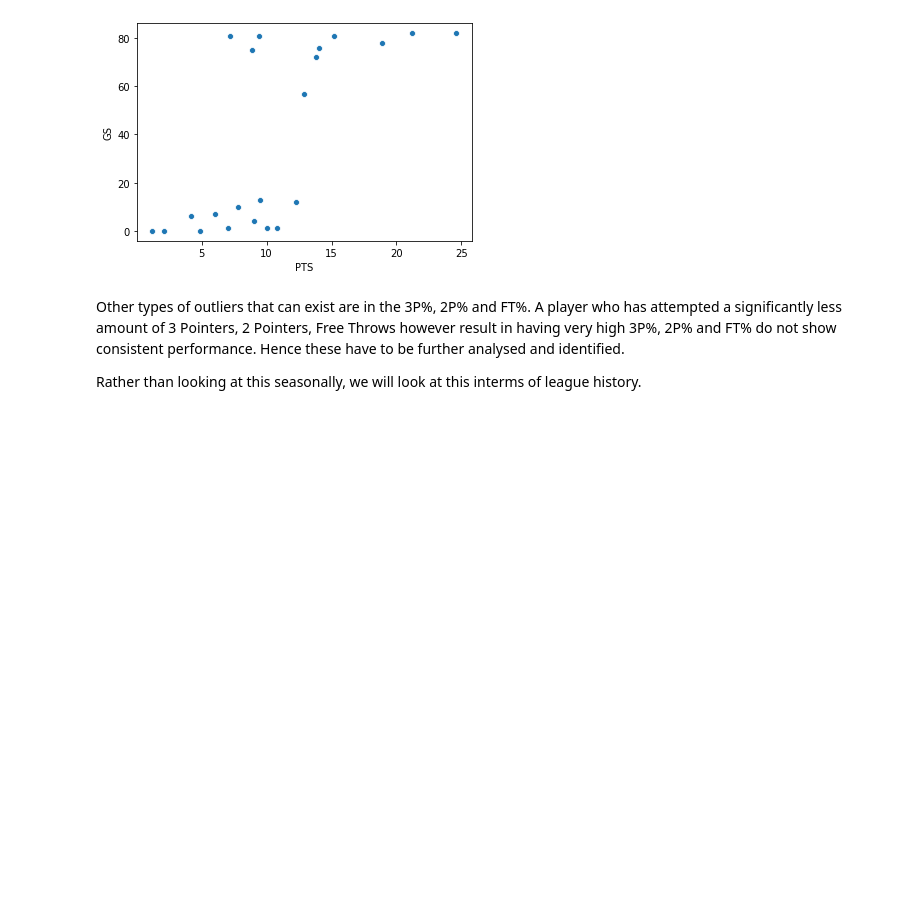
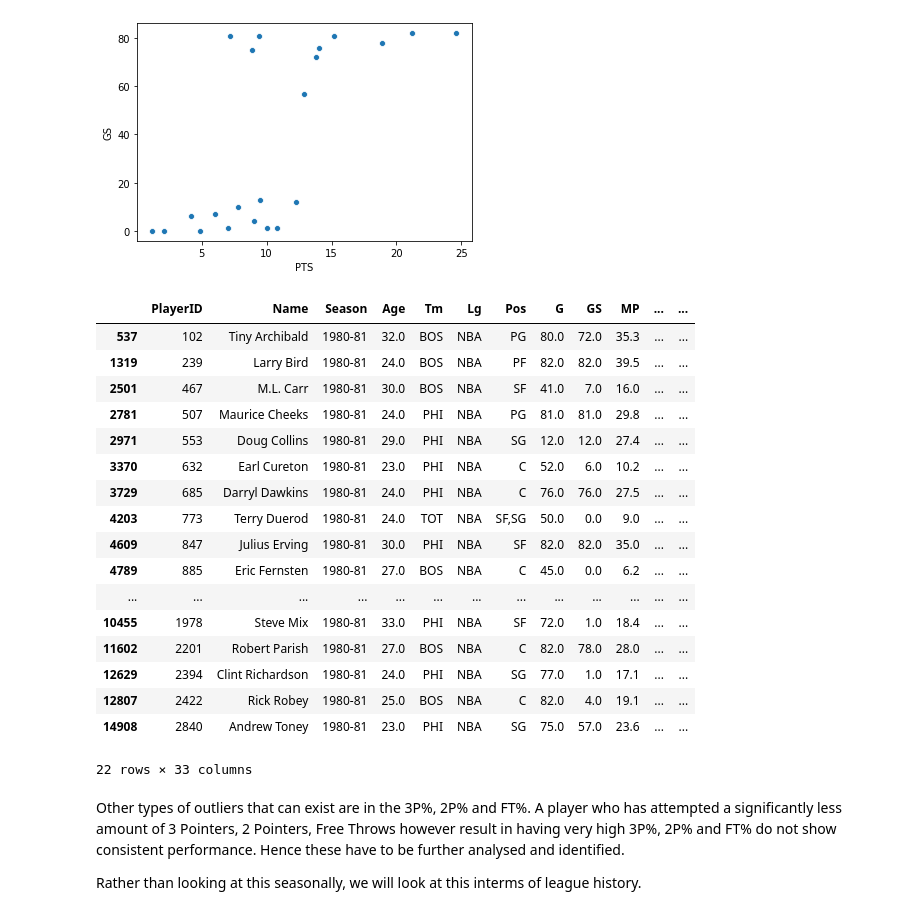
Before and after one commit to Pasindu19970808/NBAData, a Jupyter notebook: NBA_EDA.ipynb, the cells around one changed output. Drawn from its saved outputs; the diff is of its cells as text; code cells hidden in the pictures; blank space fills up the shorter version.

```diff
--- a/NBA_EDA.ipynb
+++ b/NBA_EDA.ipynb
@@ -681,3 +681,25 @@ sns.scatterplot(x = "PTS", y = "GS",data = nba_data_df.loc[(nba_data_df["Season"
 # %% [output]
 <matplotlib.axes._subplots.AxesSubplot at 0x...>
 [figure]
+# %%
+eighty81season = nba_data_df.loc[(nba_data_df["Season"] == "1980-81") & (~nba_data_df["GS"].isna())]
+eighty81season
+# %% [output]
+|  | PlayerID | Name | Season | Age | Tm | Lg | Pos | G | GS | MP | ... | ... |
+| 537 | 102 | Tiny Archibald | 1980-81 | 32.0 | BOS | NBA | PG | 80.0 | 72.0 | 35.3 | ... | ... |
+| 1319 | 239 | Larry Bird | 1980-81 | 24.0 | BOS | NBA | PF | 82.0 | 82.0 | 39.5 | ... | ... |
+| 2501 | 467 | M.L. Carr | 1980-81 | 30.0 | BOS | NBA | SF | 41.0 | 7.0 | 16.0 | ... | ... |
+| 2781 | 507 | Maurice Cheeks | 1980-81 | 24.0 | PHI | NBA | PG | 81.0 | 81.0 | 29.8 | ... | ... |
+| 2971 | 553 | Doug Collins | 1980-81 | 29.0 | PHI | NBA | SG | 12.0 | 12.0 | 27.4 | ... | ... |
+| 3370 | 632 | Earl Cureton | 1980-81 | 23.0 | PHI | NBA | C | 52.0 | 6.0 | 10.2 | ... | ... |
+| 3729 | 685 | Darryl Dawkins | 1980-81 | 24.0 | PHI | NBA | C | 76.0 | 76.0 | 27.5 | ... | ... |
+| 4203 | 773 | Terry Duerod | 1980-81 | 24.0 | TOT | NBA | SF,SG | 50.0 | 0.0 | 9.0 | ... | ... |
+| 4609 | 847 | Julius Erving | 1980-81 | 30.0 | PHI | NBA | SF | 82.0 | 82.0 | 35.0 | ... | ... |
+| 4789 | 885 | Eric Fernsten | 1980-81 | 27.0 | BOS | NBA | C | 45.0 | 0.0 | 6.2 | ... | ... |
+| ... | ... | ... | ... | ... | ... | ... | ... | ... | ... | ... | ... | ... |
+| 10455 | 1978 | Steve Mix | 1980-81 | 33.0 | PHI | NBA | SF | 72.0 | 1.0 | 18.4 | ... | ... |
+| 11602 | 2201 | Robert Parish | 1980-81 | 27.0 | BOS | NBA | C | 82.0 | 78.0 | 28.0 | ... | ... |
+| 12629 | 2394 | Clint Richardson | 1980-81 | 24.0 | PHI | NBA | SG | 77.0 | 1.0 | 17.1 | ... | ... |
+| 12807 | 2422 | Rick Robey | 1980-81 | 25.0 | BOS | NBA | C | 82.0 | 4.0 | 19.1 | ... | ... |
+| 14908 | 2840 | Andrew Toney | 1980-81 | 23.0 | PHI | NBA | SG | 75.0 | 57.0 | 23.6 | ... | ... |
+22 rows × 33 columns
```
Also changed, not shown: parts of 3 cells of this notebook.
